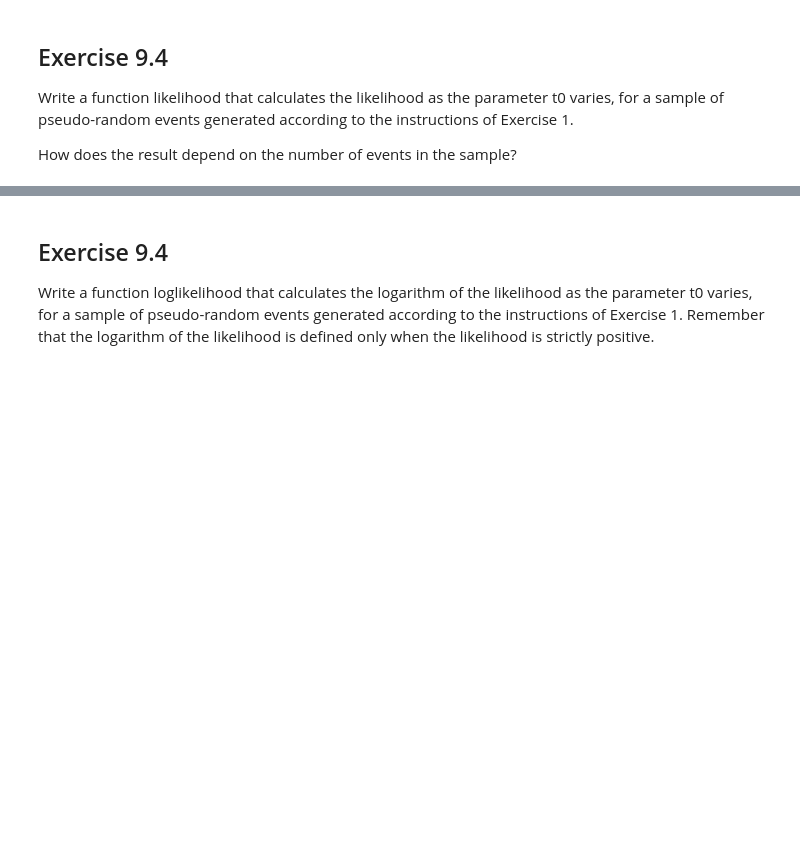
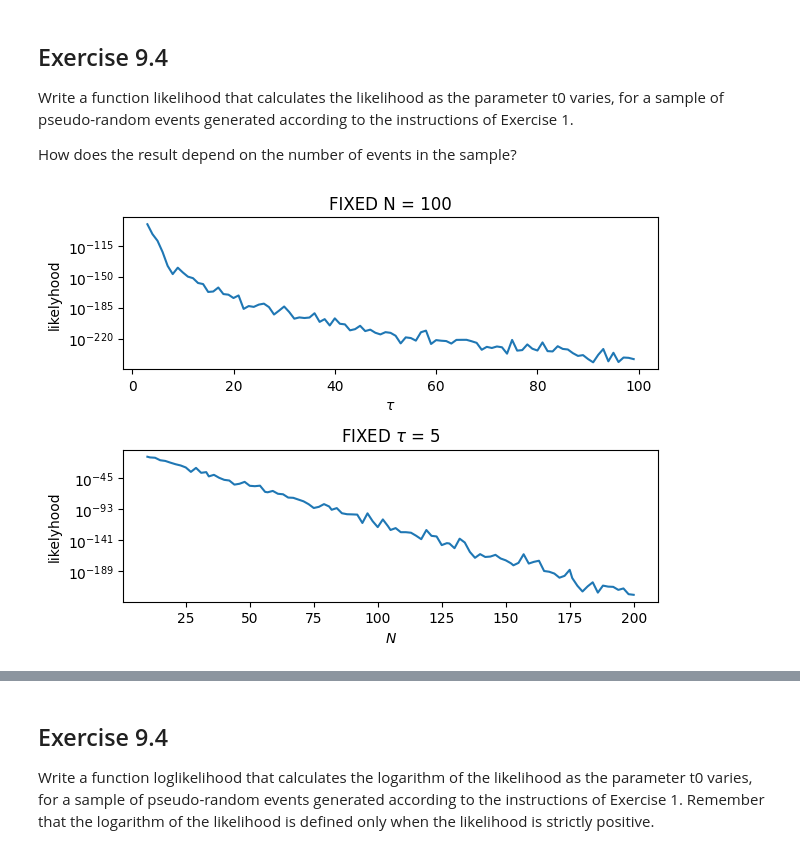
Before and after one commit to CarminatiGiovanni/LaboratorioCalcoloEStatistica, a Jupyter notebook: exercises_9_271123.ipynb, the cells around one changed output, grey strips where cells are left out. Saved outputs shown, nothing was run; the diff lists cells and outputs as text; code cells hidden in the pictures; blank space fills up the shorter version.

Commit message:
added thight layout and working on 9.4

```diff
--- a/exercises_9_271123.ipynb
+++ b/exercises_9_271123.ipynb
@@ -45,3 +51,44 @@ plt.show()
 Write a function likelihood that calculates the likelihood as the parameter t0 varies, for a sample of pseudo-random events generated according to the instructions of Exercise 1.
 
 How does the result depend on the number of events in the sample?
+# %%
+def likelyhood(f,X,tau):
+  return np.prod(f(X,tau))
+
+def exponential_pdf(X,tau):
+  return sc.expon.pdf(X,scale=tau)
+
+fig, ax = plt.subplots(nrows = 2, ncols = 1)
+
+# FIXEX N
+N = 100
+lkh = []
+t0s = range(3,100)
+for t0 in t0s:
+  X = rexp(t0,N)
+  lkh.append(likelyhood(exponential_pdf,X,t0))
+
+ax[0].plot(t0s,lkh, label='N={N}')
+ax[0].set_yscale('log')
+ax[0].set_xlabel('$\\tau$')
+ax[0].set_ylabel('likelyhood')
+ax[0].set_title('FIXED N = 100')
+
+# FIXED t0
+t0 = 5
+lkh = []
+LENS = np.linspace(10,200,100,dtype=np.int32)
+for N in LENS:
+  X = rexp(t0,N)
+  lkh.append(likelyhood(exponential_pdf,X,t0))
+
+ax[1].plot(LENS,lkh)
+ax[1].set_yscale('log')
+ax[1].set_xlabel('$N$')
+ax[1].set_ylabel('likelyhood')
+ax[1].set_title('FIXED $\\tau$ = 5')
+
+fig.tight_layout()
+plt.show()
+# %% [output]
+[figure, added]
```
Also changed, not shown: parts of 10 cells of this notebook, 1 other file.
